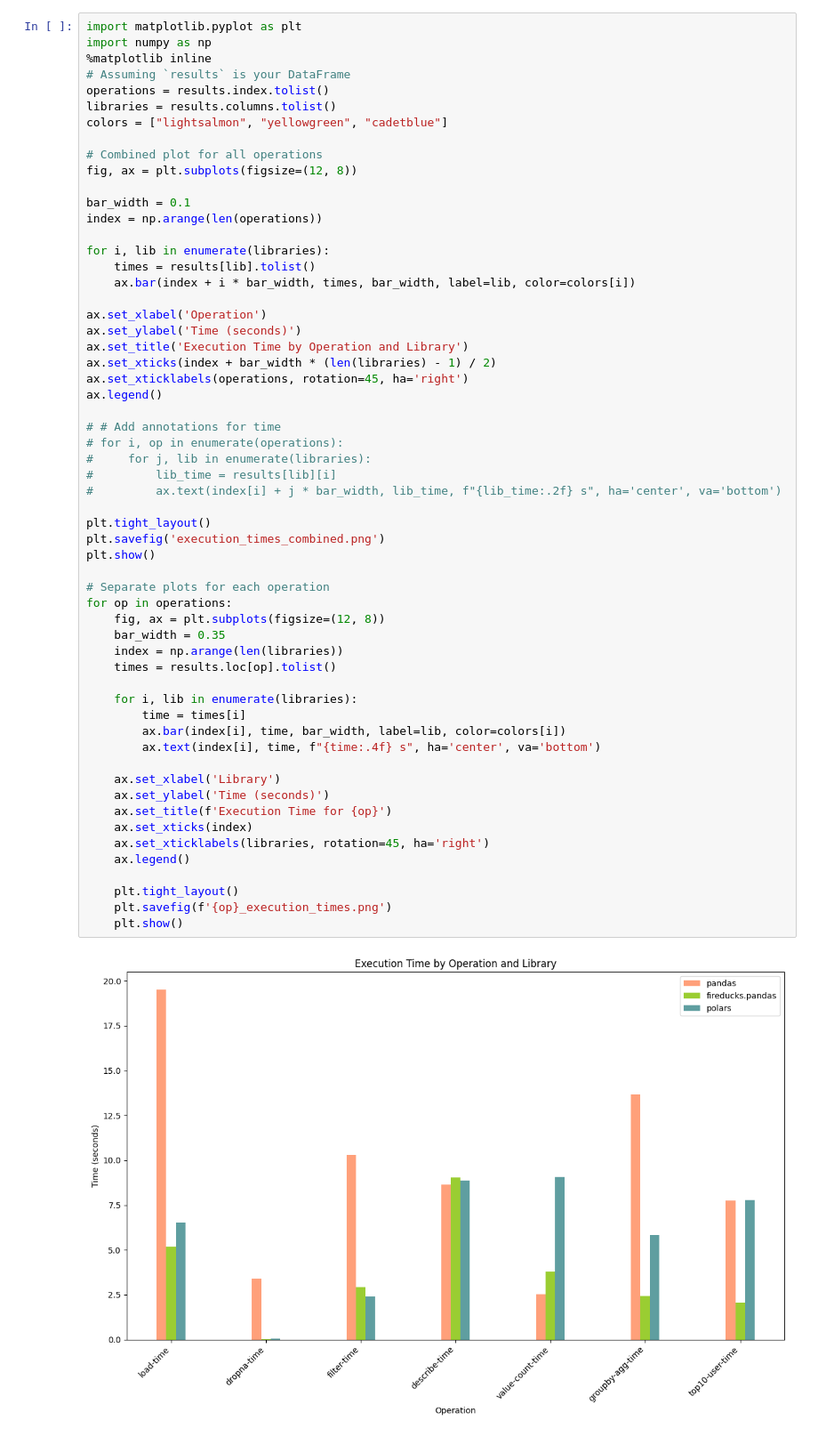
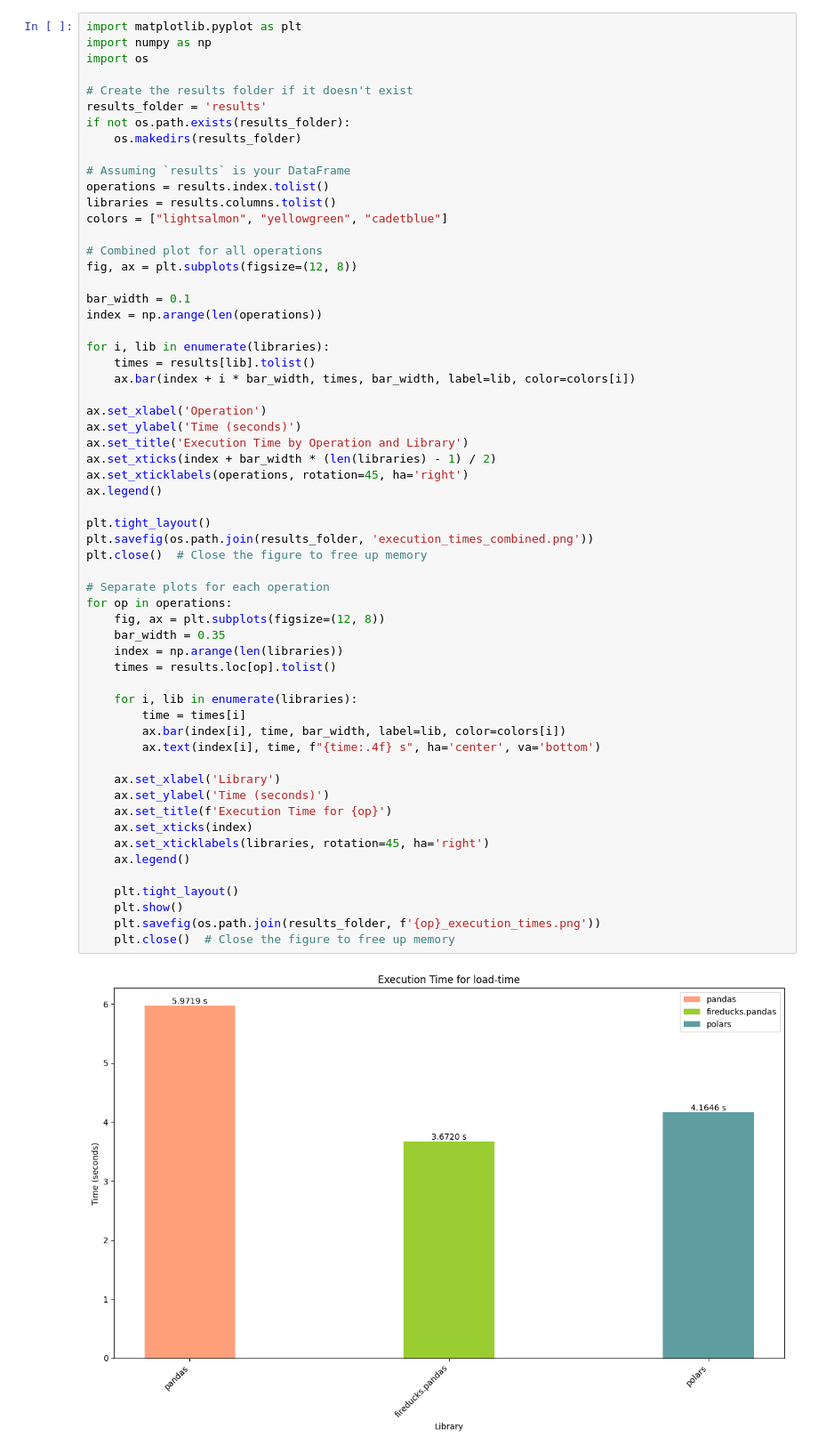
Before and after one commit to sandy1618/fireducks_tutorial, a Jupyter notebook: fireducks_benchv3.ipynb, the cells around one changed output. Shown at 89% size. Saved outputs shown, nothing was run; the diff lists cells and outputs as text.

```diff
--- a/fireducks_benchv3.ipynb
+++ b/fireducks_benchv3.ipynb
@@ -186,7 +167,13 @@ polars-version: 1.1.0
 # %%
 import matplotlib.pyplot as plt
 import numpy as np
-%matplotlib inline
+import os
+
+# Create the results folder if it doesn't exist
+results_folder = 'results'
+if not os.path.exists(results_folder):
+    os.makedirs(results_folder)
+
 # Assuming `results` is your DataFrame
 operations = results.index.tolist()
 libraries = results.columns.tolist()
@@ -206,40 +193,35 @@ ax.set_xlabel('Operation')
 ax.set_ylabel('Time (seconds)')
 ax.set_title('Execution Time by Operation and Library')
 ax.set_xticks(index + bar_width * (len(libraries) - 1) / 2)
 ax.set_xticklabels(operations, rotation=45, ha='right')
 ax.legend()
 
-# # Add annotations for time
-# for i, op in enumerate(operations):
-#     for j, lib in enumerate(libraries):
-#         lib_time = results[lib][i]
-#         ax.text(index[i] + j * bar_width, lib_time, f"{lib_time:.2f} s", ha='center', va='bottom')
-
 plt.tight_layout()
-plt.savefig('execution_times_combined.png')
-plt.show()
+plt.savefig(os.path.join(results_folder, 'execution_times_combined.png'))
+plt.close()  # Close the figure to free up memory
 
 # Separate plots for each operation
 for op in operations:
     fig, ax = plt.subplots(figsize=(12, 8))
     bar_width = 0.35
     index = np.arange(len(libraries))
     times = results.loc[op].tolist()
 
     for i, lib in enumerate(libraries):
         time = times[i]
         ax.bar(index[i], time, bar_width, label=lib, color=colors[i])
         ax.text(index[i], time, f"{time:.4f} s", ha='center', va='bottom')
 
     ax.set_xlabel('Library')
     ax.set_ylabel('Time (seconds)')
     ax.set_title(f'Execution Time for {op}')
     ax.set_xticks(index)
     ax.set_xticklabels(libraries, rotation=45, ha='right')
     ax.legend()
 
     plt.tight_layout()
-    plt.savefig(f'{op}_execution_times.png')
     plt.show()
+    plt.savefig(os.path.join(results_folder, f'{op}_execution_times.png'))
+    plt.close()  # Close the figure to free up memory
 # %% [output]
-[figure, old version]
+[figure, new version]
```
Also changed, not shown: parts of 7 cells of this notebook, 11 other files.
